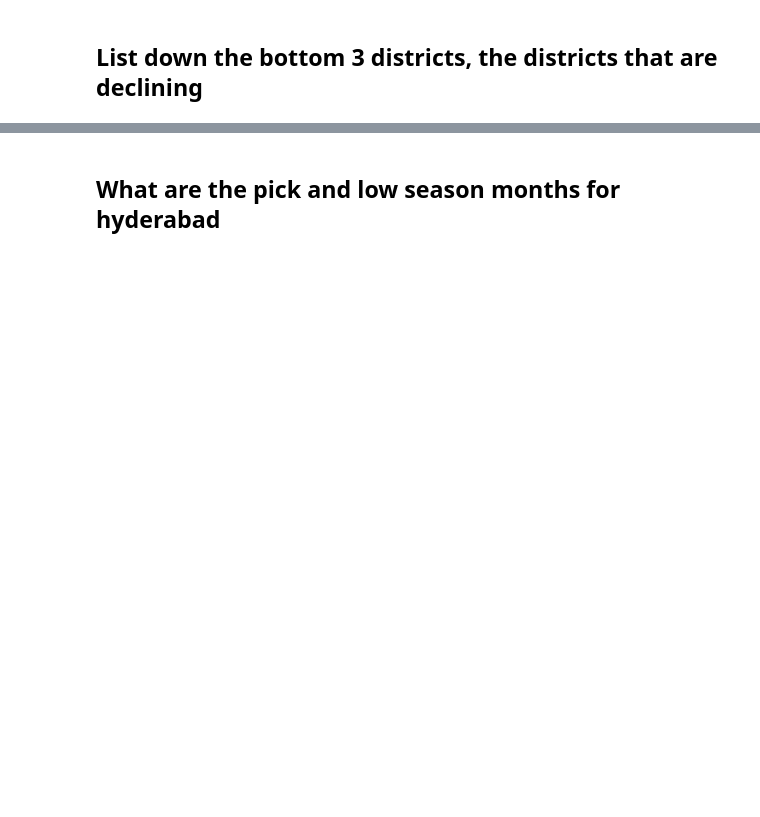
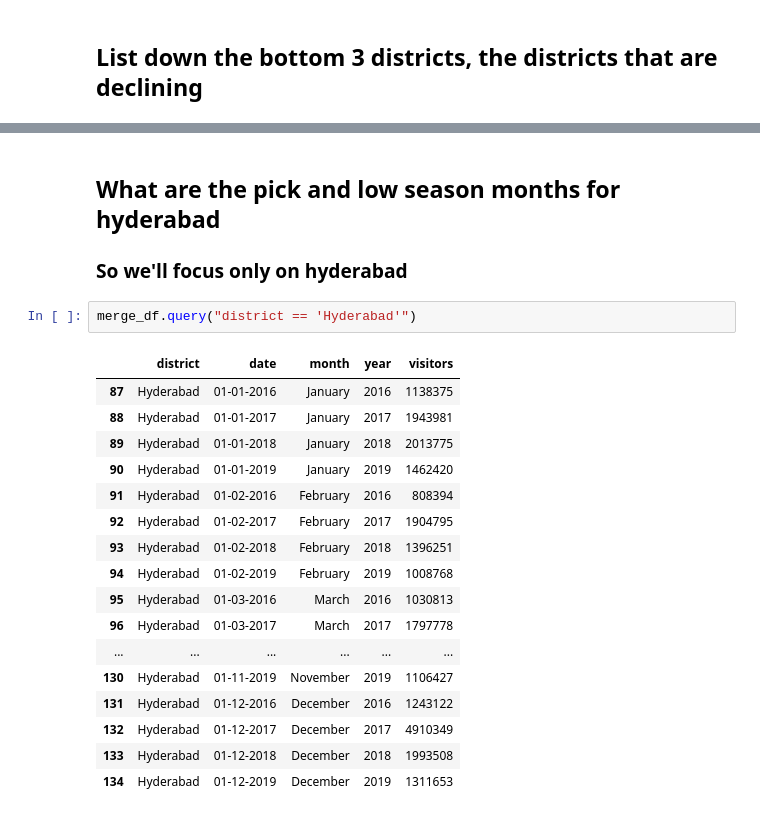
Before and after one commit to sourabhms66/Tourism_Revenue, a Jupyter notebook: codes.ipynb, the cells around one changed output, grey strips where cells are left out. Cells and saved outputs as stored; diff of their text form; blank space fills up the shorter version.

```diff
--- a/codes.ipynb
+++ b/codes.ipynb
@@ -552,2 +531,24 @@ cagr_df.sort_values(by='CAGR').head(3)
 # %% [markdown]
 ## What are the pick and low season months for hyderabad
+
+### So we'll focus only on hyderabad
+# %%
+merge_df.query("district == 'Hyderabad'")
+# %% [output]
+|  | district | date | month | year | visitors |
+| 87 | Hyderabad | 01-01-2016 | January | 2016 | 1138375 |
+| 88 | Hyderabad | 01-01-2017 | January | 2017 | 1943981 |
+| 89 | Hyderabad | 01-01-2018 | January | 2018 | 2013775 |
+| 90 | Hyderabad | 01-01-2019 | January | 2019 | 1462420 |
+| 91 | Hyderabad | 01-02-2016 | February | 2016 | 808394 |
+| 92 | Hyderabad | 01-02-2017 | February | 2017 | 1904795 |
+| 93 | Hyderabad | 01-02-2018 | February | 2018 | 1396251 |
+| 94 | Hyderabad | 01-02-2019 | February | 2019 | 1008768 |
+| 95 | Hyderabad | 01-03-2016 | March | 2016 | 1030813 |
+| 96 | Hyderabad | 01-03-2017 | March | 2017 | 1797778 |
+| ... | ... | ... | ... | ... | ... |
+| 130 | Hyderabad | 01-11-2019 | November | 2019 | 1106427 |
+| 131 | Hyderabad | 01-12-2016 | December | 2016 | 1243122 |
+| 132 | Hyderabad | 01-12-2017 | December | 2017 | 4910349 |
+| 133 | Hyderabad | 01-12-2018 | December | 2018 | 1993508 |
+| 134 | Hyderabad | 01-12-2019 | December | 2019 | 1311653 |
```
Also changed, not shown: parts of 9 cells of this notebook.
